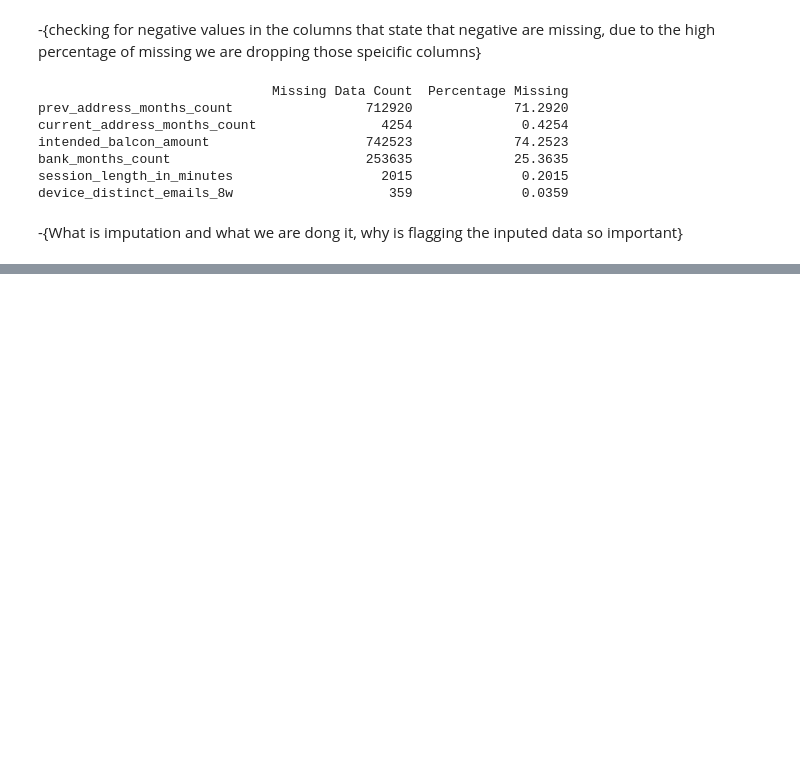
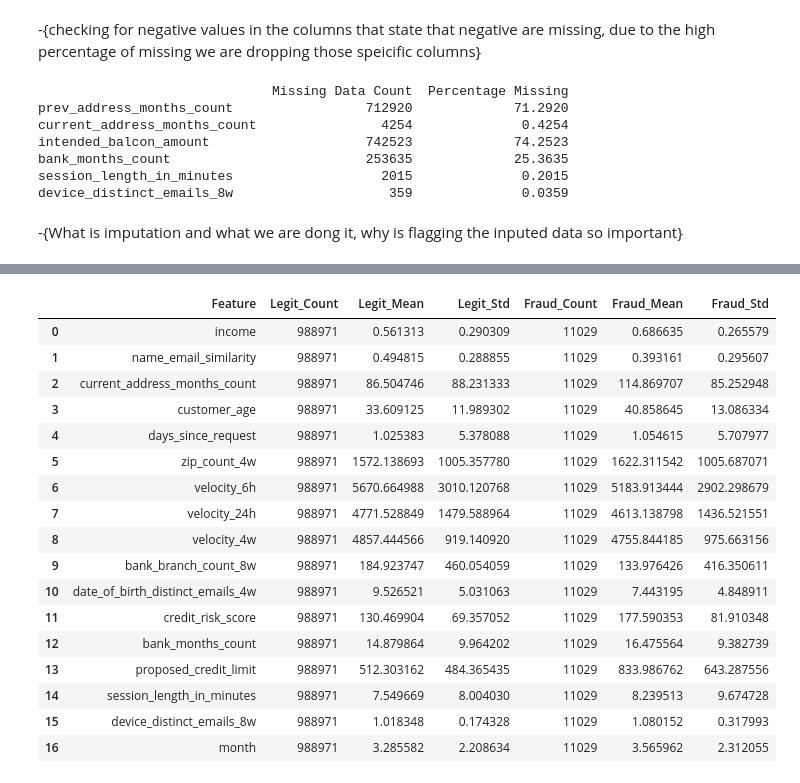
Before and after one commit to jwickham1023/DSCI445-Final-Project, a Jupyter notebook: paper.ipynb, the cells around one changed output, grey strips where cells are left out. Drawn from its saved outputs; the diff is of its cells as text; code cells hidden in the pictures; blank space fills up the shorter version.

Commit message:
Put in all EDA, and worked on base and current models

```diff
--- a/paper.ipynb
+++ b/paper.ipynb
@@ -120,0 +139,19 @@ for col in columns_to_impute:
+# %%
+
+fraud_summary = cleaned_data['fraud_bool'].value_counts().reset_index()
+fraud_summary.columns = ['Fraud_Label', 'Count']
+fraud_summary['Percentage'] = (fraud_summary['Count'] / len(cleaned_data)) * 100
+
+numerical_features = [
+    "income", "name_email_similarity", "current_address_months_count",
+    "customer_age", "days_since_request", "zip_count_4w", "velocity_6h",
+    "velocity_24h", "velocity_4w", "bank_branch_count_8w",
+    "date_of_birth_distinct_emails_4w", "credit_risk_score",
+    "bank_months_count", "proposed_credit_limit", "session_length_in_minutes",
+    "device_distinct_emails_8w", "month"
+]
+
+# Calculating basic statistics
+numerical_summary = cleaned_data[numerical_features].describe()
+
+numerical_summary
@@ -120,0 +168,52 @@ for col in columns_to_impute:
+# %%
+# Create a summary table for distribution of numeric features by fraud status
+distribution_table = []
+
+for feature in numerical_features:
+    # Descriptive statistics for Legit (0)
+    legit_data = cleaned_data[cleaned_data['fraud_bool'] == 0][feature]
+    legit_count = legit_data.count()
+    legit_mean = legit_data.mean()
+    legit_std = legit_data.std()
+
+    # Descriptive statistics for Fraud (1)
+    fraud_data = cleaned_data[cleaned_data['fraud_bool'] == 1][feature]
+    fraud_count = fraud_data.count()
+    fraud_mean = fraud_data.mean()
+    fraud_std = fraud_data.std()
+
+    # Append to table
+    distribution_table.append({
+        'Feature': feature,
+        'Legit_Count': legit_count,
+        'Legit_Mean': legit_mean,
+        'Legit_Std': legit_std,
+        'Fraud_Count': fraud_count,
+        'Fraud_Mean': fraud_mean,
+        'Fraud_Std': fraud_std
+    })
+
+# Convert to a DataFrame
+distribution_table_df = pd.DataFrame(distribution_table)
+
+# Display the table
+distribution_table_df
+# %% [output]
+|  | Feature | Legit_Count | Legit_Mean | Legit_Std | Fraud_Count | Fraud_Mean | Fraud_Std |
+| 0 | income | 988971 | 0.561313 | 0.290309 | 11029 | 0.686635 | 0.265579 |
+| 1 | name_email_similarity | 988971 | 0.494815 | 0.288855 | 11029 | 0.393161 | 0.295607 |
+| 2 | current_address_months_count | 988971 | 86.504746 | 88.231333 | 11029 | 114.869707 | 85.252948 |
+| 3 | customer_age | 988971 | 33.609125 | 11.989302 | 11029 | 40.858645 | 13.086334 |
+| 4 | days_since_request | 988971 | 1.025383 | 5.378088 | 11029 | 1.054615 | 5.707977 |
+| 5 | zip_count_4w | 988971 | 1572.138693 | 1005.357780 | 11029 | 1622.311542 | 1005.687071 |
+| 6 | velocity_6h | 988971 | 5670.664988 | 3010.120768 | 11029 | 5183.913444 | 2902.298679 |
+| 7 | velocity_24h | 988971 | 4771.528849 | 1479.588964 | 11029 | 4613.138798 | 1436.521551 |
+| 8 | velocity_4w | 988971 | 4857.444566 | 919.140920 | 11029 | 4755.844185 | 975.663156 |
+| 9 | bank_branch_count_8w | 988971 | 184.923747 | 460.054059 | 11029 | 133.976426 | 416.350611 |
+| 10 | date_of_birth_distinct_emails_4w | 988971 | 9.526521 | 5.031063 | 11029 | 7.443195 | 4.848911 |
+| 11 | credit_risk_score | 988971 | 130.469904 | 69.357052 | 11029 | 177.590353 | 81.910348 |
+| 12 | bank_months_count | 988971 | 14.879864 | 9.964202 | 11029 | 16.475564 | 9.382739 |
+| 13 | proposed_credit_limit | 988971 | 512.303162 | 484.365435 | 11029 | 833.986762 | 643.287556 |
+| 14 | session_length_in_minutes | 988971 | 7.549669 | 8.004030 | 11029 | 8.239513 | 9.674728 |
+| 15 | device_distinct_emails_8w | 988971 | 1.018348 | 0.174328 | 11029 | 1.080152 | 0.317993 |
+| 16 | month | 988971 | 3.285582 | 2.208634 | 11029 | 3.565962 | 2.312055 |
```
Also changed, not shown: parts of 13 cells of this notebook.
